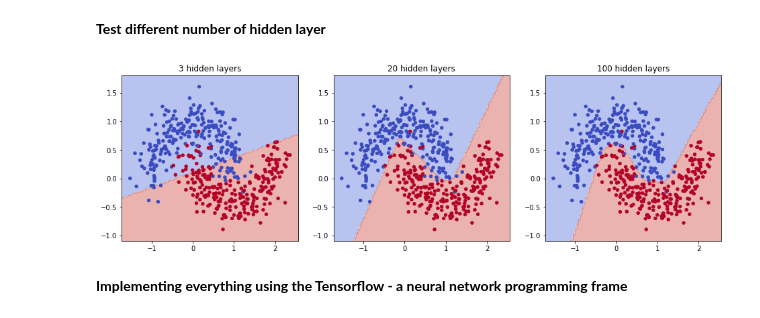
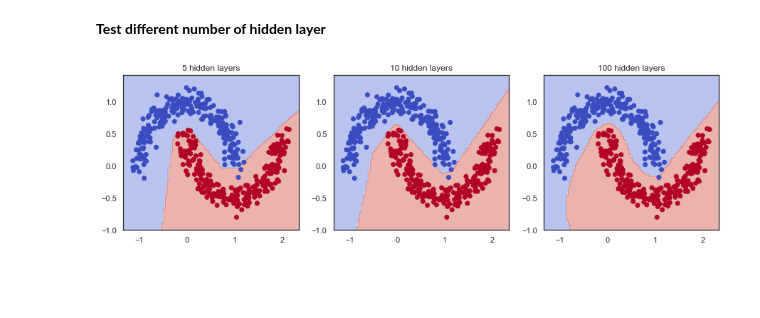
Before and after one commit to jeremy-xx/deep-learning-algorithm, a Jupyter notebook: neural_networks.ipynb, the cells around one changed output. Saved outputs shown, nothing was run; the diff lists cells and outputs as text; code cells hidden in the pictures; blank space fills up the shorter version.

```diff
--- a/neural_networks.ipynb
+++ b/neural_networks.ipynb
@@ -73,0 +19,7 @@ W2: [1,4]   b2: [1,1]
+# %%
+x_train,y_train = make_moons(n_samples=500,noise=0.1,random_state=0)
+y_train = np.reshape(y_train,(500,1))
+
+plt.figure(figsize=(5,4))
+plt.scatter(x_train[:,0],x_train[:,1],c=y_train.flatten(),cmap=plt.cm.coolwarm)
+plt.show()
@@ -73,0 +28,7 @@ W2: [1,4]   b2: [1,1]
+# %%
+n_vec = 100
+x1_vec = np.linspace(np.min(x_train[:,0])-0.2,np.max(x_train[:,0])+0.2,n_vec)
+x2_vec = np.linspace(np.min(x_train[:,1])-0.2,np.max(x_train[:,1])+0.2,n_vec)
+
+x1_grid,x2_grid = np.meshgrid(x1_vec,x2_vec)
+x_grid = np.vstack((x1_grid.flatten(),x2_grid.flatten())).T
@@ -279,12 +249,8 @@ def nn_score(y,y_pred):
 # %%
-parameters = nn_fit(X,y,[2,100,1],learning_rate=1,num_iterations=2501,verbose=True)
+y_grid = nn_predict(x_grid,parameters).reshape(x1_grid.shape)
 
-y_test = nn_predict(X_test,parameters)
-Y_test = y_test.reshape(X1_test.shape)
-
-plt.figure(figsize=(5,5))
-plt.contourf(X1_test, X2_test, Y_test,cmap=plt.cm.coolwarm,alpha=0.4)
-plt.scatter(X1,X2,c=y,s=20,edgecolor=None,cmap=plt.cm.coolwarm)
-plt.title("{} hidden layers".format(20))
+plt.figure(figsize=(5,4))
+plt.contourf(x1_grid, x2_grid, y_grid,cmap=plt.cm.coolwarm,alpha=0.4)
+plt.scatter(x_train[:,0],x_train[:,1],c=y_train.flatten(),cmap=plt.cm.coolwarm)
 plt.show()
 # %% [output]
@@ -299,21 +258,16 @@ Text(0.5, 1.0, '20 hidden layers')
 # %% [markdown]
 **Test different number of hidden layer**
 # %%
-plt.figure(figsize=(16,10))
-n_h_vec = [3,20,100]
+plt.figure(figsize=(15,4))
+n_hu_vec = [5,10,100]
 for i in range(3):
-    layer_dims = [2,n_h_vec[i],1]
-    parameters = nn_fit(X,y,layer_dims,learning_rate=1,num_iterations=2000,verbose=False)
-    y_test = nn_predict(X_test,parameters)
+    parameters = nn_fit(x_train,y_train,n_hu_vec[i],learning_rate=0.1,num_iterations=2500,print_cost=False)
+    y_grid = nn_predict(x_grid,parameters).reshape(x1_grid.shape)
 
-    Y_test = y_test.reshape(X1_test.shape)
-
-    plt.subplot(2,3,i+1)
-    plt.contourf(X1_test, X2_test, Y_test,cmap=plt.cm.coolwarm,alpha=0.4)
-    plt.scatter(X1,X2,c=y,s=20,edgecolor=None,cmap=plt.cm.coolwarm)
-    plt.title("{} hidden layers".format(n_h_vec[i]))
+    plt.subplot(1,3,i+1)
+    plt.contourf(x1_grid, x2_grid, y_grid,cmap=plt.cm.coolwarm,alpha=0.4)
+    plt.scatter(x_train[:,0],x_train[:,1],c=y_train.flatten(),cmap=plt.cm.coolwarm)
+    plt.title("{} hidden layers".format(n_hu_vec[i]))
 plt.show()
 # %% [output]
-[figure, old version]
+[figure, new version]
-# %% [markdown]
-**Implementing everything using the Tensorflow - a neural network programming frame**
```
Also changed, not shown: parts of 30 cells of this notebook, 1 other file.
